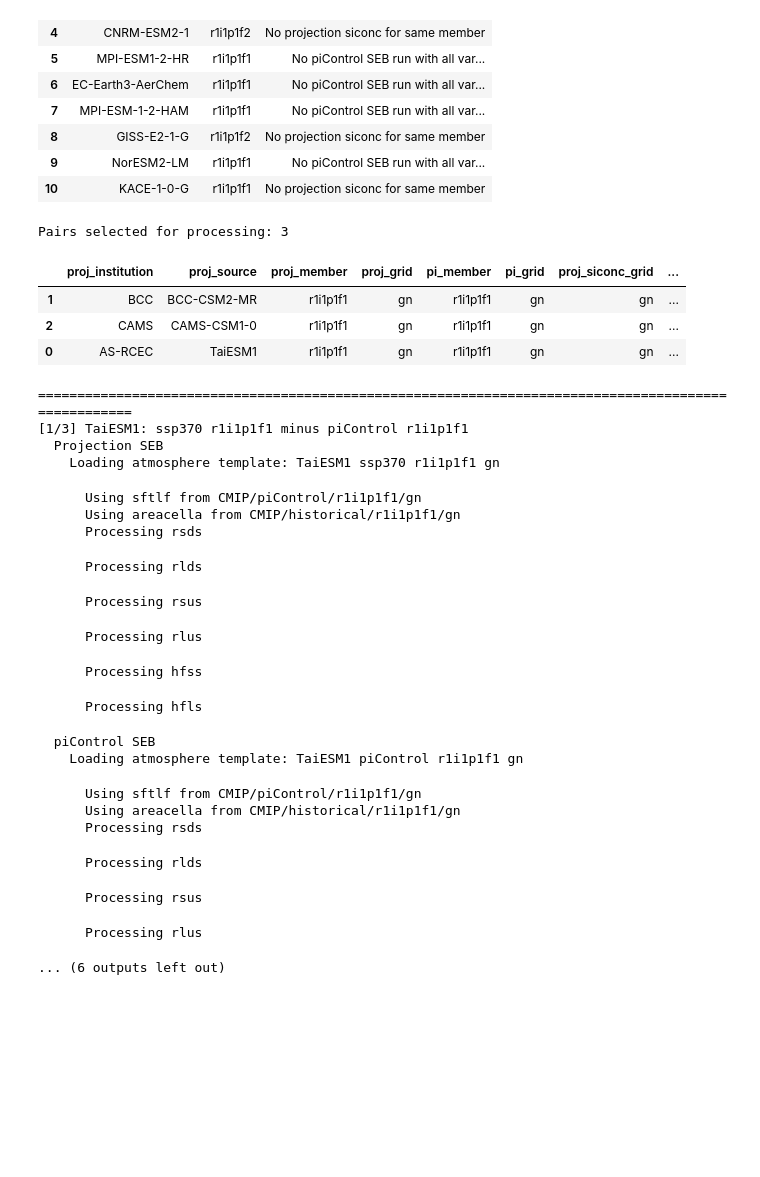
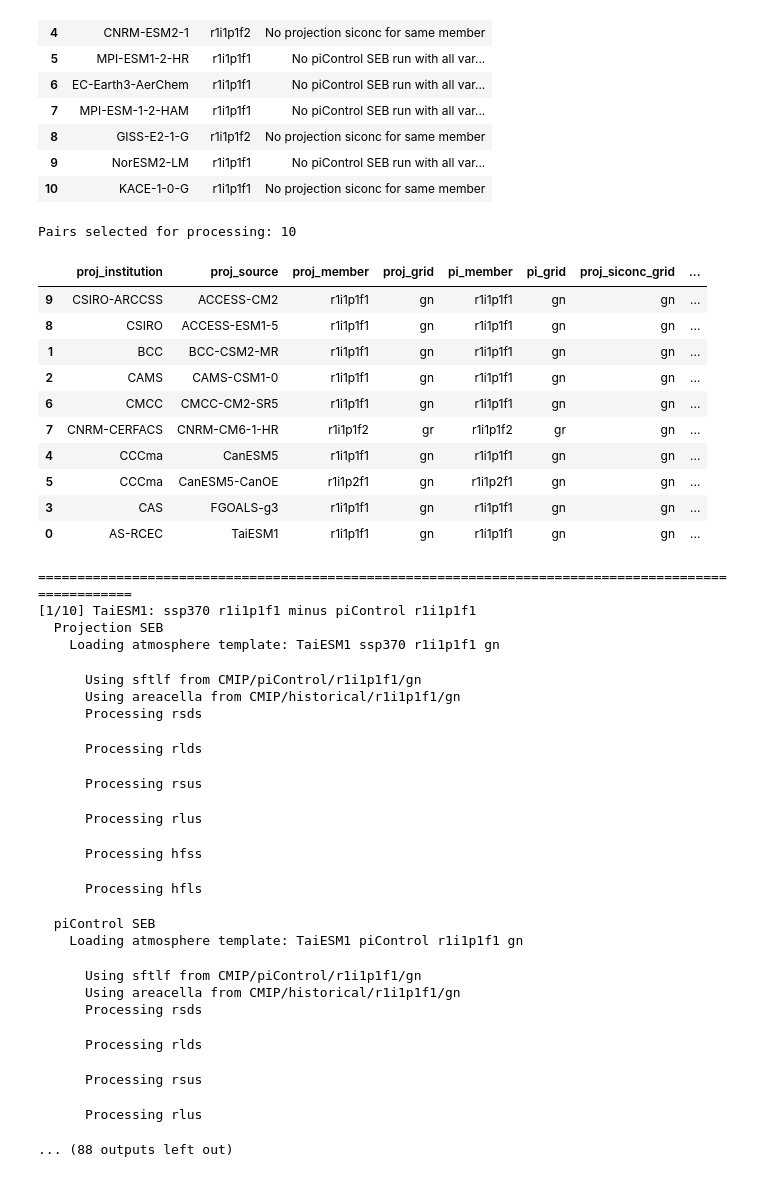
Before and after one commit to mattpollock100/FutureComparisons, a Jupyter notebook: use_weights_on_ssp.ipynb, the cells around one changed output. Drawn from its saved outputs; the diff is of its cells as text; code cells hidden in the pictures; blank space fills up the shorter version.

```diff
--- a/use_weights_on_ssp.ipynb
+++ b/use_weights_on_ssp.ipynb
@@ -1188,38 +1188,45 @@ def select_pairs(candidate_pairs):
         .drop(columns="_selection_score")
         .reset_index(drop=True)
     )
 
     return selected
 
 
 pairs_to_process = select_pairs(candidate_pairs)
 
-pairs_to_process = pairs_to_process.head(3).reset_index(drop=True)
+pairs_to_process = pairs_to_process.head(10).reset_index(drop=True)
 #######################################
-#Using 3 for testing, Remove later
+#Using 10 for testing, Remove later
 #######################################
 
 print(f"Pairs selected for processing: {len(pairs_to_process)}")
 
 display(
     pairs_to_process[
         [
             "proj_institution",
             "proj_source",
             "proj_member",
             "proj_grid",
             "pi_member",
             "pi_grid",
             "proj_siconc_grid",
             "pi_siconc_grid",
         ]
     ].sort_values(["proj_source"])
 )
 # %% [output]
-Pairs selected for processing: 3
+Pairs selected for processing: 10
 |  | proj_institution | proj_source | proj_member | proj_grid | pi_member | pi_grid | proj_siconc_grid | ... |
+| 9 | CSIRO-ARCCSS | ACCESS-CM2 | r1i1p1f1 | gn | r1i1p1f1 | gn | gn | ... |
+| 8 | CSIRO | ACCESS-ESM1-5 | r1i1p1f1 | gn | r1i1p1f1 | gn | gn | ... |
 | 1 | BCC | BCC-CSM2-MR | r1i1p1f1 | gn | r1i1p1f1 | gn | gn | ... |
 | 2 | CAMS | CAMS-CSM1-0 | r1i1p1f1 | gn | r1i1p1f1 | gn | gn | ... |
+| 6 | CMCC | CMCC-CM2-SR5 | r1i1p1f1 | gn | r1i1p1f1 | gn | gn | ... |
+| 7 | CNRM-CERFACS | CNRM-CM6-1-HR | r1i1p1f2 | gr | r1i1p1f2 | gr | gn | ... |
+| 4 | CCCma | CanESM5 | r1i1p1f1 | gn | r1i1p1f1 | gn | gn | ... |
+| 5 | CCCma | CanESM5-CanOE | r1i1p2f1 | gn | r1i1p2f1 | gn | gn | ... |
+| 3 | CAS | FGOALS-g3 | r1i1p1f1 | gn | r1i1p1f1 | gn | gn | ... |
 | 0 | AS-RCEC | TaiESM1 | r1i1p1f1 | gn | r1i1p1f1 | gn | gn | ... |
 # %%
 # ============================================================
@@ -1749,7 +1756,7 @@ for i, pair_row in pairs_to_process.iterrows():
         })
 # %% [output]
 ====================================================================================================
-[1/3] TaiESM1: ssp370 r1i1p1f1 minus piControl r1i1p1f1
+[1/10] TaiESM1: ssp370 r1i1p1f1 minus piControl r1i1p1f1
   Projection SEB
     Loading atmosphere template: TaiESM1 ssp370 r1i1p1f1 gn
       Using sftlf from CMIP/piControl/r1i1p1f1/gn
@@ -1768,7 +1775,7 @@ for i, pair_row in pairs_to_process.iterrows():
       Processing rlds
       Processing rsus
       Processing rlus
-... (6 outputs left out)
+... (88 outputs left out)
 # %%
 # ============================================================
 # Cell 15: Combine and save outputs
```
Also changed, not shown: parts of 12 cells of this notebook.
